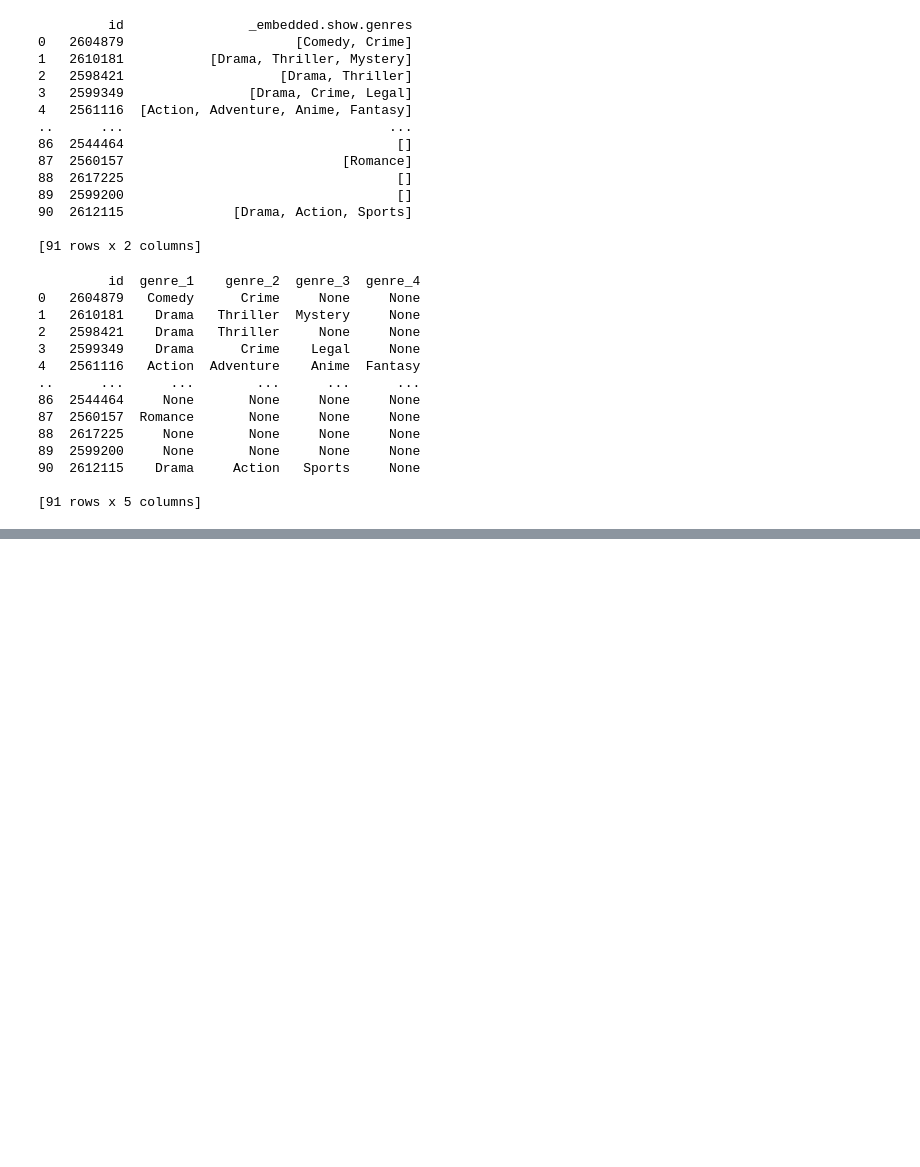
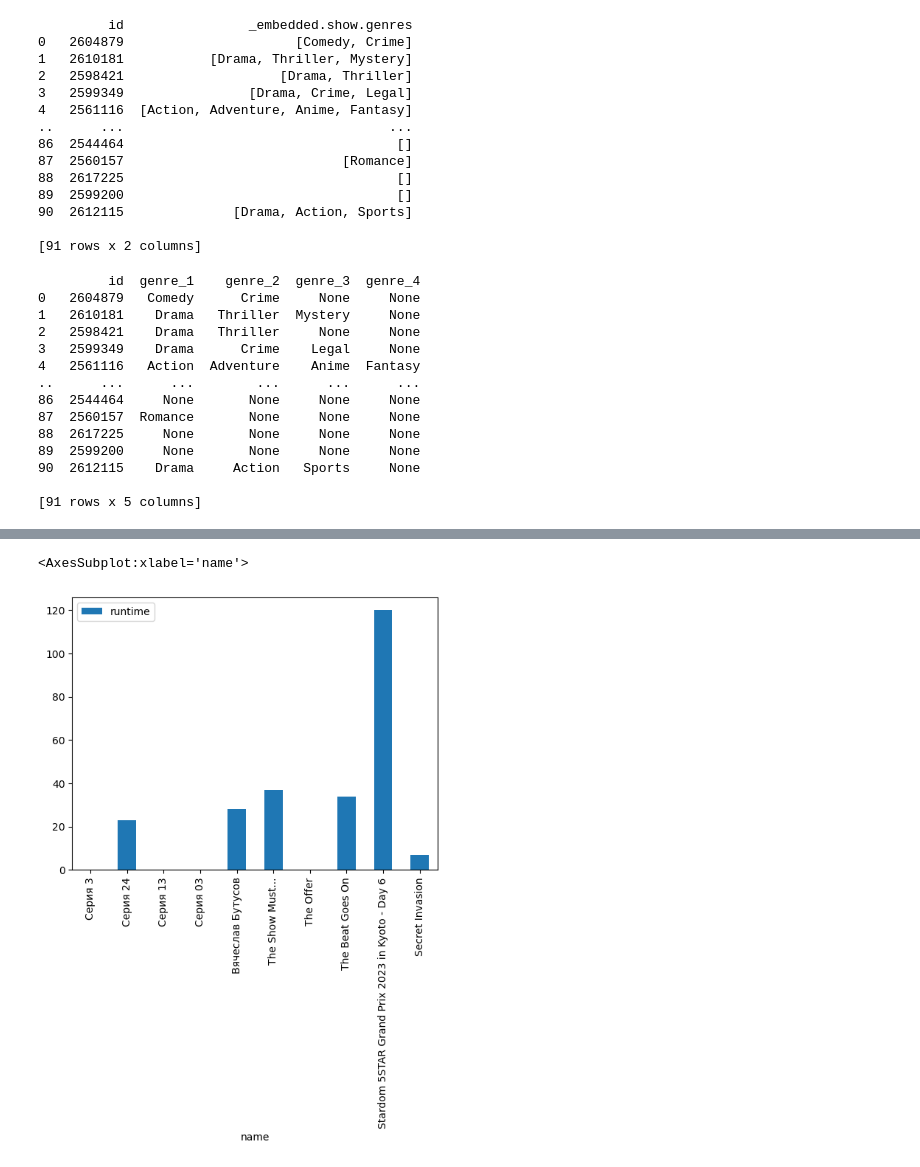
Before and after one commit to marya790/data_engineer, a Jupyter notebook: src/profiler.ipynb, the cells around one changed output, grey strips where cells are left out. Drawn from its saved outputs; the diff is of its cells as text; code cells hidden in the pictures; blank space fills up the shorter version.

```diff
--- a/src/profiler.ipynb
+++ b/src/profiler.ipynb
@@ -194,0 +375,7 @@ print (df_show_genres_exp)
+# %%
+prom_runtime_name = df_series.groupby('name').mean()['runtime']
+# %%
+prom_runtime_name.reset_index().sort_values(by='name',ascending=False).iloc[0:10].plot(kind='bar', x='name', y='runtime')
+# %% [output]
+<AxesSubplot:xlabel='name'>
+[figure, added]
```
Also changed, not shown: parts of 28 cells of this notebook.
